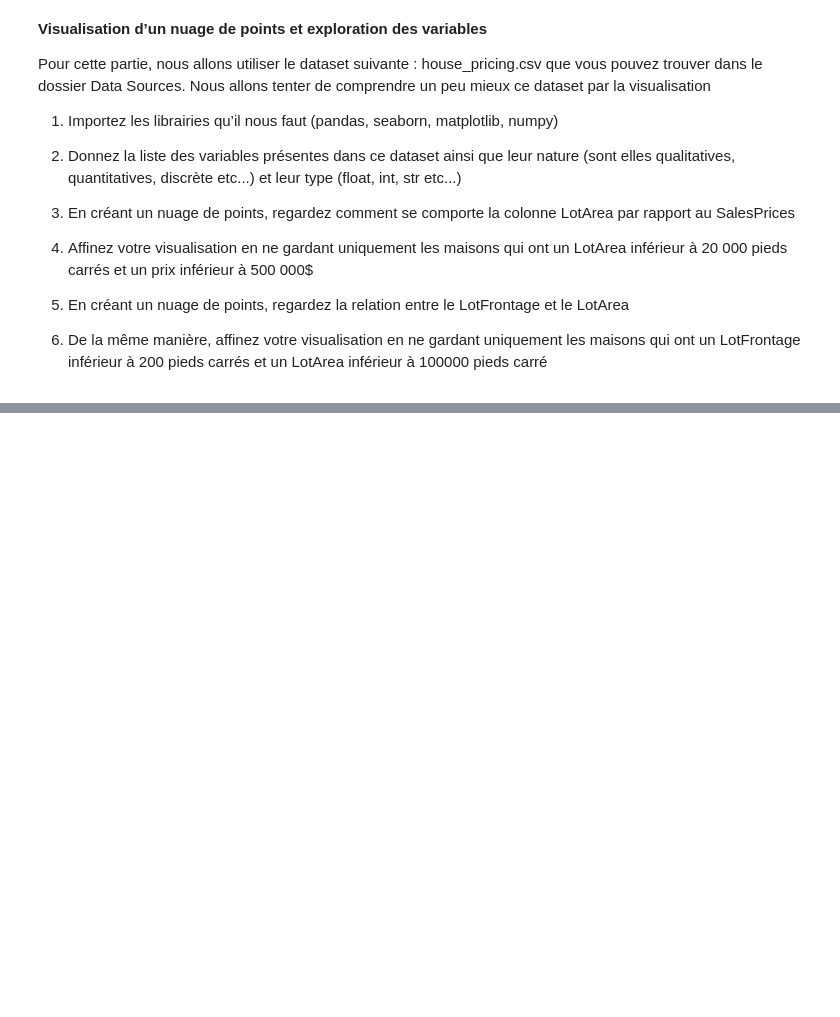
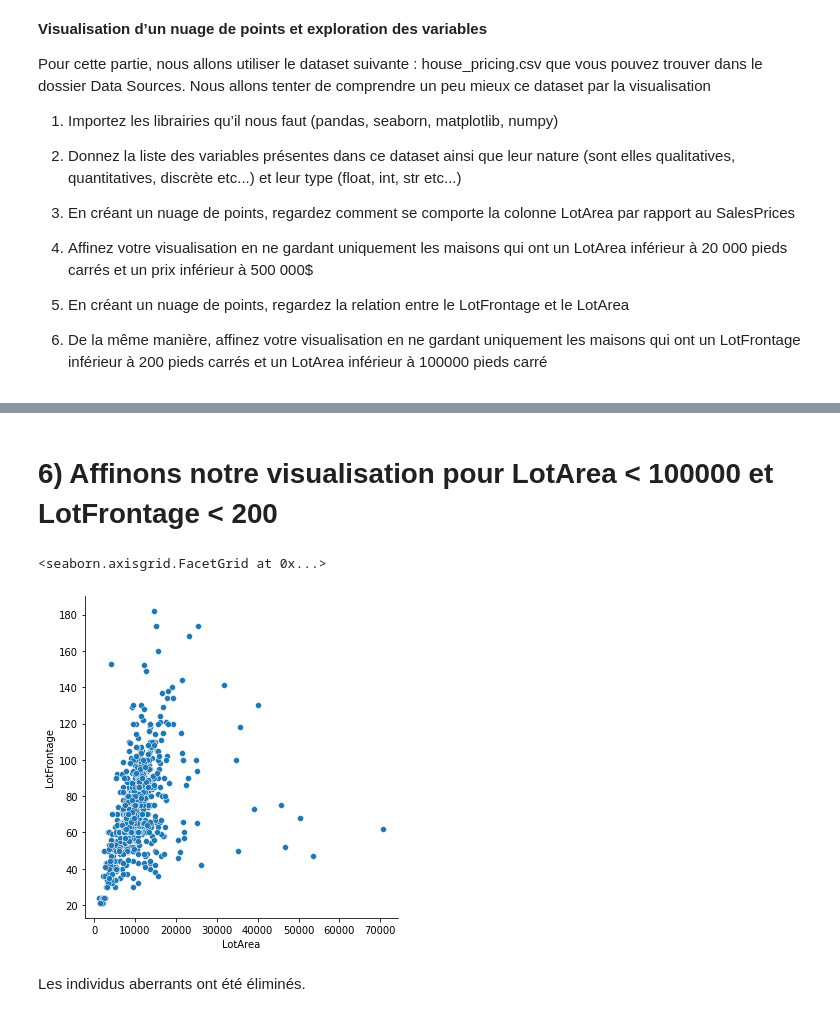
Before and after one commit to tekebim/exo-algo, a Jupyter notebook: Data_Visualisation_Statistiques_Descriptives.ipynb, the cells around one changed output, grey strips where cells are left out. Cells and saved outputs as stored; diff of their text form; code cells hidden in the pictures; blank space fills up the shorter version.

```diff
--- a/Data_Visualisation_Statistiques_Descriptives.ipynb
+++ b/Data_Visualisation_Statistiques_Descriptives.ipynb
@@ -54,0 +103,12 @@ memory usage: 134.4+ MB
+# %% [markdown]
+# 6) Affinons notre visualisation pour LotArea < 100000 et LotFrontage < 200
+# %%
+#on filtre
+pricef2 = data[(data['LotArea']<100000) & (data['LotFrontage'] < 200)]
+
+sns.relplot(x = 'LotArea', y = 'LotFrontage', data =pricef2)
+# %% [output]
+<seaborn.axisgrid.FacetGrid at 0x...>
+[figure, added]
+# %% [markdown]
+Les individus aberrants ont été éliminés.
```
Also changed, not shown: parts of 41 cells of this notebook.
